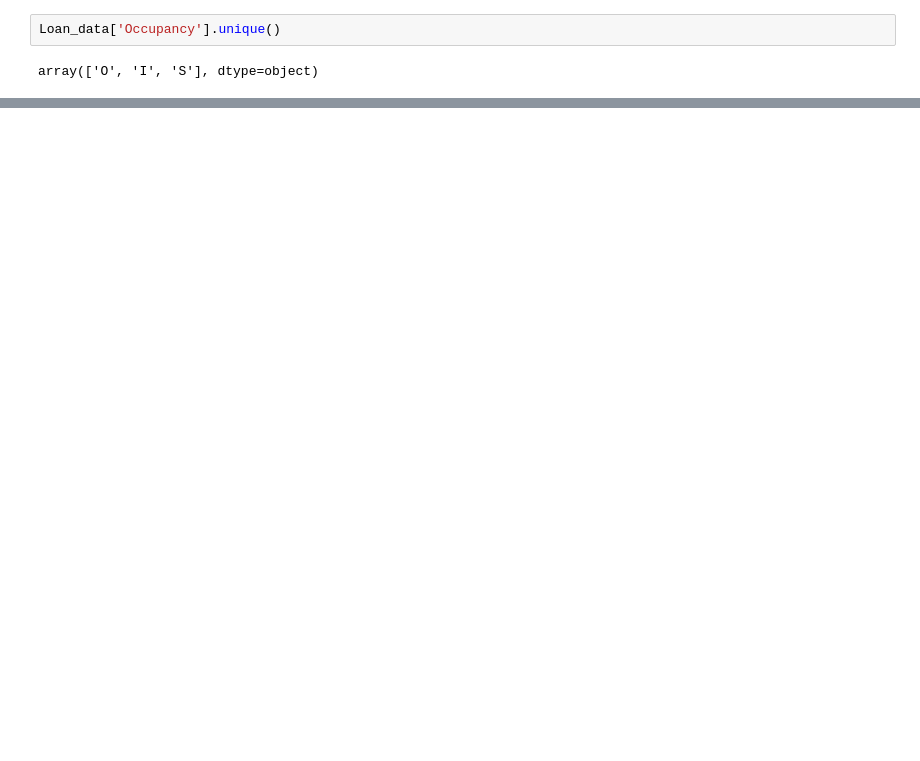
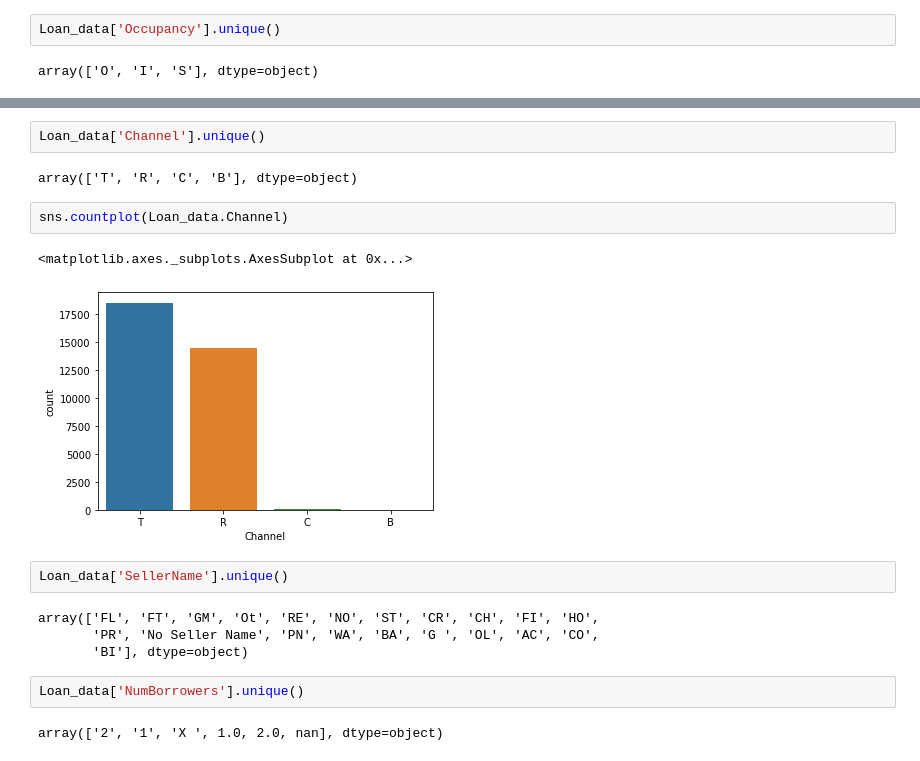
Before and after one commit to SamarHamdy/Train.csv, a Jupyter notebook: FinalProj_Samar.ipynb, the cells around one changed output, grey strips where cells are left out. Cells and saved outputs as stored; diff of their text form; blank space fills up the shorter version.

```diff
--- a/FinalProj_Samar.ipynb
+++ b/FinalProj_Samar.ipynb
@@ -306,0 +307,19 @@ sns.countplot(Loan_data.PropertyState)
+# %%
+Loan_data['Channel'].unique()
+# %% [output]
+array(['T', 'R', 'C', 'B'], dtype=object)
+# %%
+sns.countplot(Loan_data.Channel)
+# %% [output]
+<matplotlib.axes._subplots.AxesSubplot at 0x...>
+[figure, added]
+# %%
+Loan_data['SellerName'].unique()
+# %% [output]
+array(['FL', 'FT', 'GM', 'Ot', 'RE', 'NO', 'ST', 'CR', 'CH', 'FI', 'HO',
+       'PR', 'No Seller Name', 'PN', 'WA', 'BA', 'G ', 'OL', 'AC', 'CO',
+       'BI'], dtype=object)
+# %%
+Loan_data['NumBorrowers'].unique()
+# %% [output]
+array(['2', '1', 'X ', 1.0, 2.0, nan], dtype=object)
```
Also changed, not shown: parts of 19 cells of this notebook.
